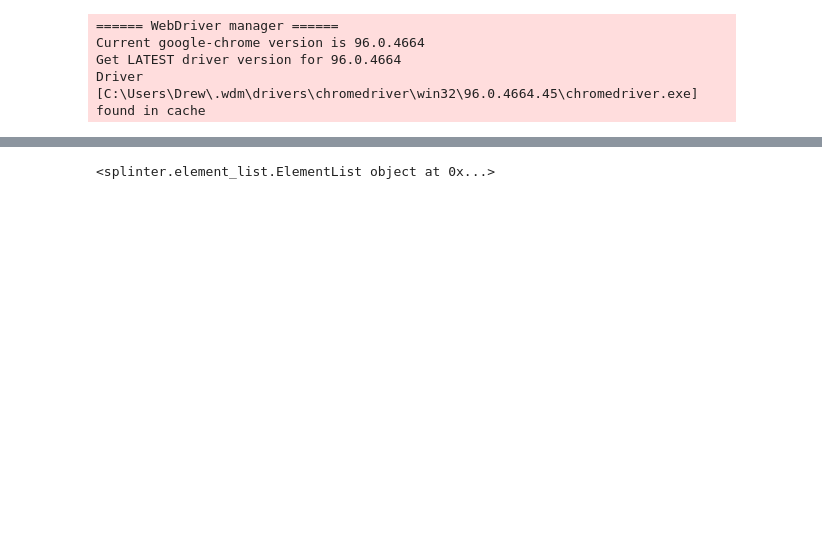
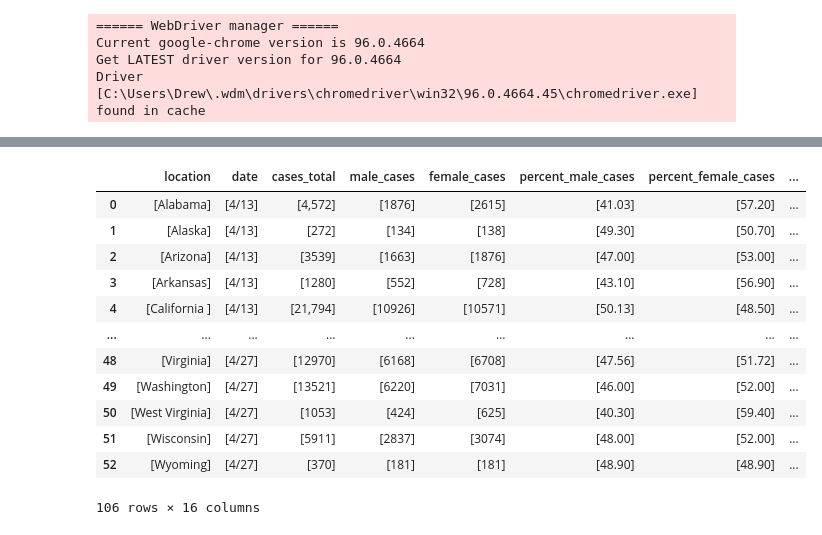
Before and after one commit to deklund76/COVID-Factor-Analysis-Framework, a Jupyter notebook: Webscraping/gender_scraper.ipynb, the cells around one changed output, grey strips where cells are left out. Cells and saved outputs as stored; diff of their text form; code cells hidden in the pictures; blank space fills up the shorter version.

Commit message:
Successfully iterate over buttons

```diff
--- a/Webscraping/gender_scraper.ipynb
+++ b/Webscraping/gender_scraper.ipynb
@@ -75,5 +75,27 @@ scrape_weekly_data()
 | 52 | [Wyoming] | [4/13] | [275] | [137] | [141] | [49.80] | [51.30] | ... |
 # %%
 week_buttons = browser.find_by_tag('ul').first.find_by_tag('li')
+
+week_df_list = []
+
+for button in week_buttons[0:2]:
+    button.click()
+    week_df_list.append(scrape_weekly_data())
+
+combined_df = pd.concat(week_df_list)
-# %% [output]
-<splinter.element_list.ElementList object at 0x...>
+# %%
+combined_df
+# %% [output]
+|  | location | date | cases_total | male_cases | female_cases | percent_male_cases | percent_female_cases | ... |
+| 0 | [Alabama] | [4/13] | [4,572] | [1876] | [2615] | [41.03] | [57.20] | ... |
+| 1 | [Alaska] | [4/13] | [272] | [134] | [138] | [49.30] | [50.70] | ... |
+| 2 | [Arizona] | [4/13] | [3539] | [1663] | [1876] | [47.00] | [53.00] | ... |
+| 3 | [Arkansas] | [4/13] | [1280] | [552] | [728] | [43.10] | [56.90] | ... |
+| 4 | [California ] | [4/13] | [21,794] | [10926] | [10571] | [50.13] | [48.50] | ... |
+| ... | ... | ... | ... | ... | ... | ... | ... | ... |
+| 48 | [Virginia] | [4/27] | [12970] | [6168] | [6708] | [47.56] | [51.72] | ... |
+| 49 | [Washington] | [4/27] | [13521] | [6220] | [7031] | [46.00] | [52.00] | ... |
+| 50 | [West Virginia] | [4/27] | [1053] | [424] | [625] | [40.30] | [59.40] | ... |
+| 51 | [Wisconsin] | [4/27] | [5911] | [2837] | [3074] | [48.00] | [52.00] | ... |
+| 52 | [Wyoming] | [4/27] | [370] | [181] | [181] | [48.90] | [48.90] | ... |
+106 rows × 16 columns
```
